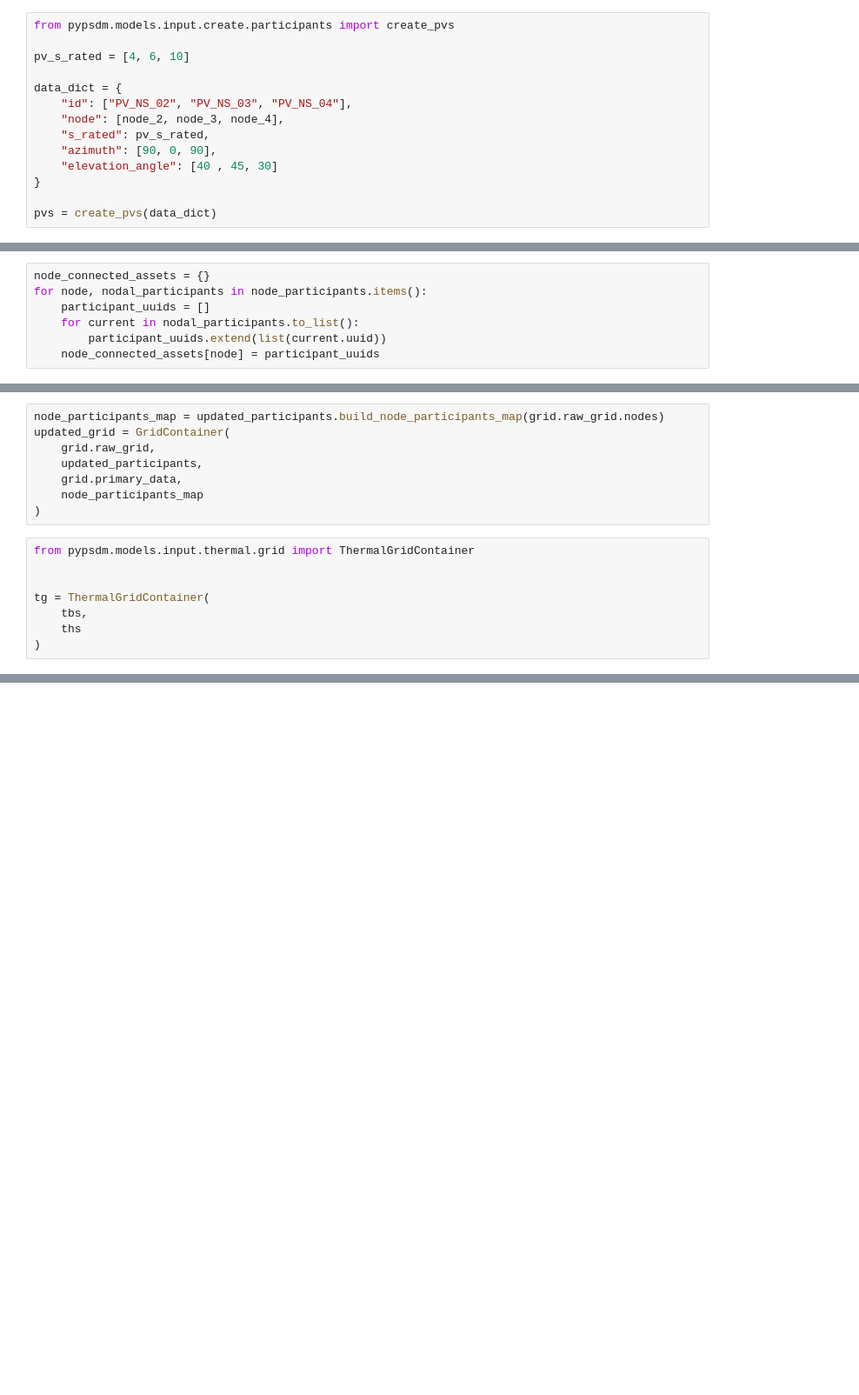
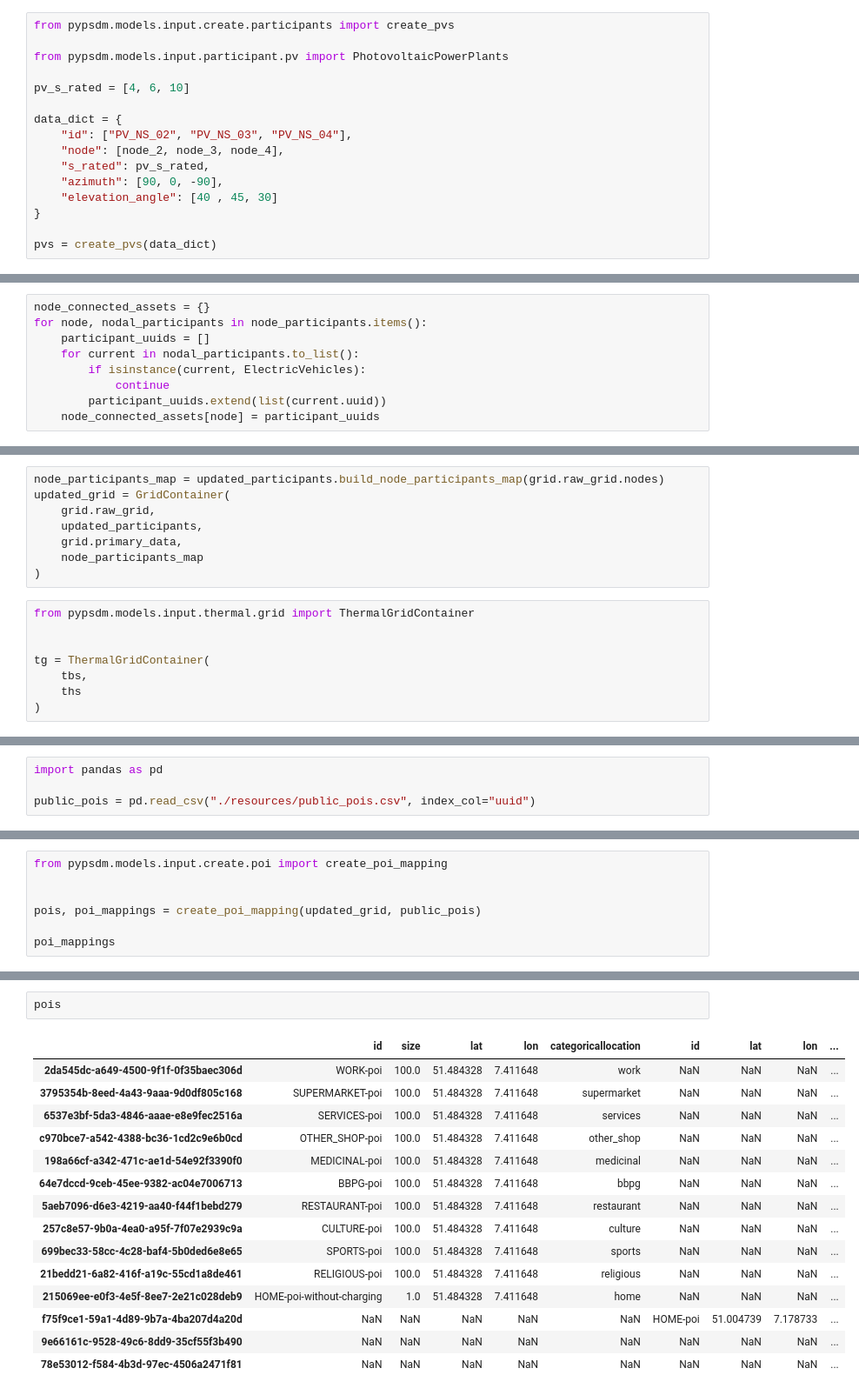
Before and after one commit to ie3-institute/pypsdm, a Jupyter notebook: nbs/create_grid.ipynb, the cells around one changed output, grey strips where cells are left out. Shown at 87% size. Cells and saved outputs as stored; diff of their text form; blank space fills up the shorter version.

```diff
--- a/nbs/create_grid.ipynb
+++ b/nbs/create_grid.ipynb
@@ -24,6 +26,8 @@ node_3 = "1dcddd06-f41a-405b-9686-7f7942852196"
 node_4 = "e3c3c6a3-c383-4dbb-9b3f-a14125615386"
 # %%
 from pypsdm.models.input.create.participants import create_pvs
+
+from pypsdm.models.input.participant.pv import PhotovoltaicPowerPlants
 
 pv_s_rated = [4, 6, 10]
 
@@ -31,7 +35,7 @@ data_dict = {
     "id": ["PV_NS_02", "PV_NS_03", "PV_NS_04"],
 	"node": [node_2, node_3, node_4],
     "s_rated": pv_s_rated,
-	"azimuth": [90, 0, 90],
+	"azimuth": [90, 0, -90],
 	"elevation_angle": [40 , 45, 30]
 }
 
@@ -146,6 +160,8 @@ node_connected_assets = {}
 for node, nodal_participants in node_participants.items():
     participant_uuids = []
     for current in nodal_participants.to_list():
+        if isinstance(current, ElectricVehicles):
+            continue
         participant_uuids.extend(list(current.uuid))
     node_connected_assets[node] = participant_uuids
 # %%
@@ -195,0 +214,4 @@ tg.to_csv("./grid")
+# %%
+import pandas as pd
+
+public_pois = pd.read_csv("./resources/public_pois.csv", index_col="uuid")
@@ -195,0 +234,7 @@ tg.to_csv("./grid")
+# %%
+from pypsdm.models.input.create.poi import create_poi_mapping
+
+
+pois, poi_mappings = create_poi_mapping(updated_grid, public_pois)
+
+poi_mappings
@@ -195,0 +246,18 @@ tg.to_csv("./grid")
+# %%
+pois
+# %% [output]
+|  | id | size | lat | lon | categoricallocation | id | lat | lon | ... |
+| 2da545dc-a649-4500-9f1f-0f35baec306d | WORK-poi | 100.0 | 51.484328 | 7.411648 | work | NaN | NaN | NaN | ... |
+| 3795354b-8eed-4a43-9aaa-9d0df805c168 | SUPERMARKET-poi | 100.0 | 51.484328 | 7.411648 | supermarket | NaN | NaN | NaN | ... |
+| 6537e3bf-5da3-4846-aaae-e8e9fec2516a | SERVICES-poi | 100.0 | 51.484328 | 7.411648 | services | NaN | NaN | NaN | ... |
+| c970bce7-a542-4388-bc36-1cd2c9e6b0cd | OTHER_SHOP-poi | 100.0 | 51.484328 | 7.411648 | other_shop | NaN | NaN | NaN | ... |
+| 198a66cf-a342-471c-ae1d-54e92f3390f0 | MEDICINAL-poi | 100.0 | 51.484328 | 7.411648 | medicinal | NaN | NaN | NaN | ... |
+| 64e7dccd-9ceb-45ee-9382-ac04e7006713 | BBPG-poi | 100.0 | 51.484328 | 7.411648 | bbpg | NaN | NaN | NaN | ... |
+| 5aeb7096-d6e3-4219-aa40-f44f1bebd279 | RESTAURANT-poi | 100.0 | 51.484328 | 7.411648 | restaurant | NaN | NaN | NaN | ... |
+| 257c8e57-9b0a-4ea0-a95f-7f07e2939c9a | CULTURE-poi | 100.0 | 51.484328 | 7.411648 | culture | NaN | NaN | NaN | ... |
+| 699bec33-58cc-4c28-baf4-5b0ded6e8e65 | SPORTS-poi | 100.0 | 51.484328 | 7.411648 | sports | NaN | NaN | NaN | ... |
+| 21bedd21-6a82-416f-a19c-55cd1a8de461 | RELIGIOUS-poi | 100.0 | 51.484328 | 7.411648 | religious | NaN | NaN | NaN | ... |
+| 215069ee-e0f3-4e5f-8ee7-2e21c028deb9 | HOME-poi-without-charging | 1.0 | 51.484328 | 7.411648 | home | NaN | NaN | NaN | ... |
+| f75f9ce1-59a1-4d89-9b7a-4ba207d4a20d | NaN | NaN | NaN | NaN | NaN | HOME-poi | 51.004739 | 7.178733 | ... |
+| 9e66161c-9528-49c6-8dd9-35cf55f3b490 | NaN | NaN | NaN | NaN | NaN | NaN | NaN | NaN | ... |
+| 78e53012-f584-4b3d-97ec-4506a2471f81 | NaN | NaN | NaN | NaN | NaN | NaN | NaN | NaN | ... |
```
Also changed, not shown: parts of 11 cells of this notebook, 4 other files.
